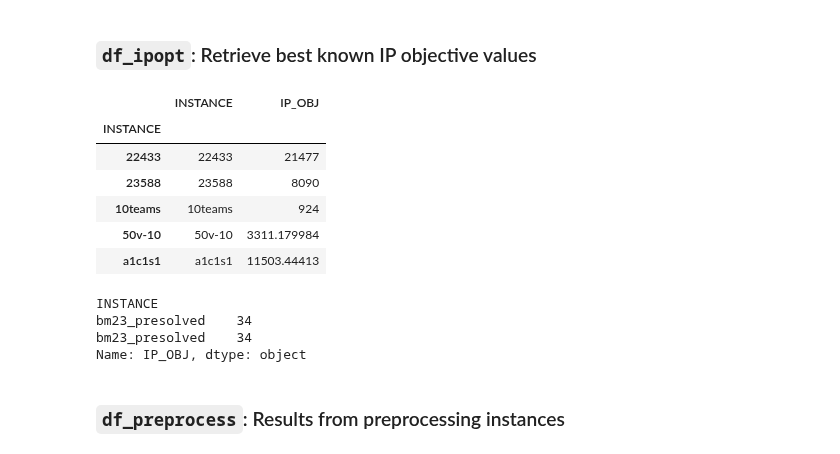
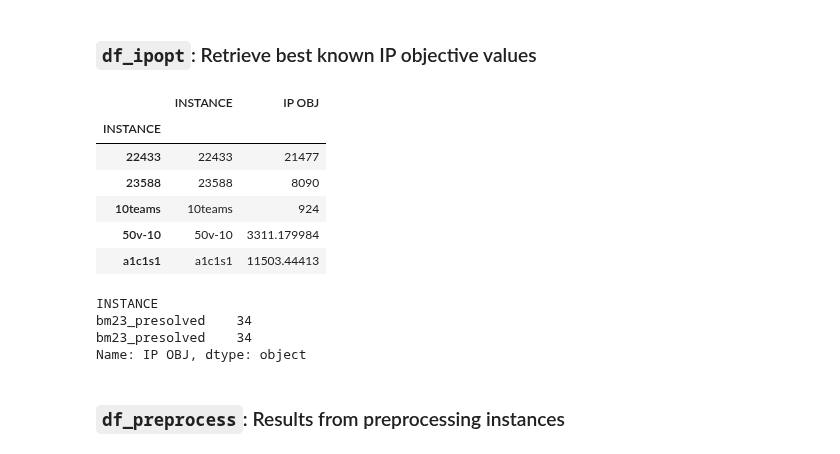
Before and after one commit to akazachk/vpc, a Jupyter notebook: plots/plots.ipynb, the cells around one changed output. Saved outputs shown, nothing was run; the diff lists cells and outputs as text; code cells hidden in the pictures.

```diff
--- a/plots/plots.ipynb
+++ b/plots/plots.ipynb
@@ -105,11 +105,12 @@ def initialize_df(filename):
 # %%
 ## Best known IP objective values
 df_ipopt = pd.read_csv(DATA_DIR + "ip_obj.csv")
 df_ipopt = df_ipopt.set_index(df_ipopt[df_ipopt.columns[0]])
+df_ipopt.rename(columns = {'IP_OBJ' : 'IP OBJ'}, inplace=True) # for consistency with other dfs
 display(df_ipopt.head())
-display(df_ipopt['IP_OBJ']['bm23_presolved'])
+display(df_ipopt['IP OBJ']['bm23_presolved'])
 # %% [output]
-|  | INSTANCE | IP_OBJ |
+|  | INSTANCE | IP OBJ |
 | INSTANCE |  |  |
 | 22433 | 22433 | 21477 |
 | 23588 | 23588 | 8090 |
@@ -119,7 +120,7 @@ display(df_ipopt['IP_OBJ']['bm23_presolved'])
 INSTANCE
 bm23_presolved    34
 bm23_presolved    34
-Name: IP_OBJ, dtype: object
+Name: IP OBJ, dtype: object
 # %% [markdown]
 ### `df_preprocess`: Results from preprocessing instances
 # %%
```
Also changed, not shown: parts of 60 cells of this notebook, 1 other file.
